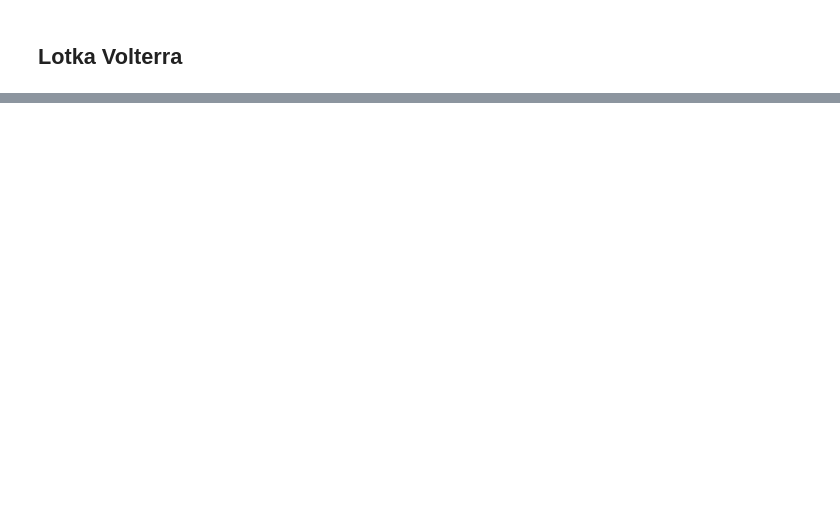
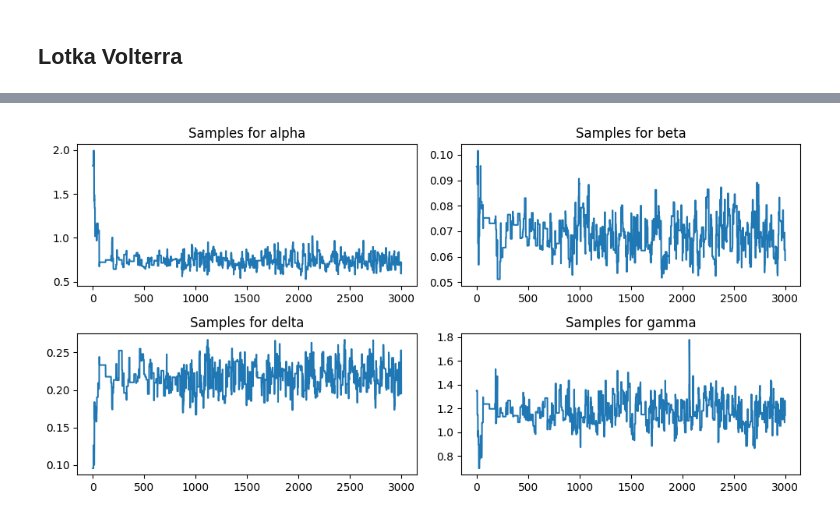
Before and after one commit to jojoroy/Data-Science, a Jupyter notebook: GPMH_penalty.ipynb, the cells around one changed output, grey strips where cells are left out. Cells and saved outputs as stored; diff of their text form; code cells hidden in the pictures; blank space fills up the shorter version.

```diff
--- a/GPMH_penalty.ipynb
+++ b/GPMH_penalty.ipynb
@@ -1175,0 +1455,21 @@ step 499 [[2.49970318e-26]] [[1.]] 3.1052646259626204 Current [ -7.8894797    4.
+# %%
+mini = jnp.array([-2,-3,-3,-2])
+maxi=jnp.array([2,1,1,2])
+# %%
+def gpmh_eval_posterior_wp(posterior,x_current,x_prop,x_now,key,obs_stddev, D ,min,max):
+  x_eval = jnp.vstack((x_now,x_prop))
+  latent_dist = posterior.predict(x_eval, train_data=D)
+  predictive_dist = posterior.likelihood(latent_dist)
+  v = predictive_dist.stddev().reshape(-1,1)
+  C = two_point_covariance(x_current, jnp.array([x_eval[0]]), jnp.array([x_eval[1]]), posterior)
+  #x_eval = x_eval.reshape(-1,1)
+  #D = gpx.Dataset(x_current, y_current)
+  if not is_point_in_box(x_prop,min,max):
+    mean= -(1e+5)
+
+  else:
+    m = predictive_dist.mean().reshape(-1,1)
+    mean= m[1]-m[0]
+
+
+  return mean,v[0]**2 + v[1]**2 - 2*C-2*posterior.likelihood.obs_stddev**2
@@ -1175,0 +1524,4 @@ step 499 [[2.49970318e-26]] [[1.]] 3.1052646259626204 Current [ -7.8894797    4.
+# %%
+D = gpx.Dataset(params_current, y_current)
+
+posterior = fit_gp(params_current, y_current, key, do_optimize=True, obs_stddev=obs_stddev)
@@ -1175,0 +1618,10 @@ step 499 [[2.49970318e-26]] [[1.]] 3.1052646259626204 Current [ -7.8894797    4.
+# %%
+plt.figure(figsize=(10, 5))
+for i, param in enumerate(['alpha', 'beta', 'delta', 'gamma']):
+    plt.subplot(2, 2, i + 1)
+    plt.plot(jnp.exp(mh_samples[:, i]))
+    plt.title(f'Samples for {param}')
+plt.tight_layout()
+plt.show()
+# %% [output]
+[figure, added]
```
Also changed, not shown: parts of 97 cells of this notebook.
